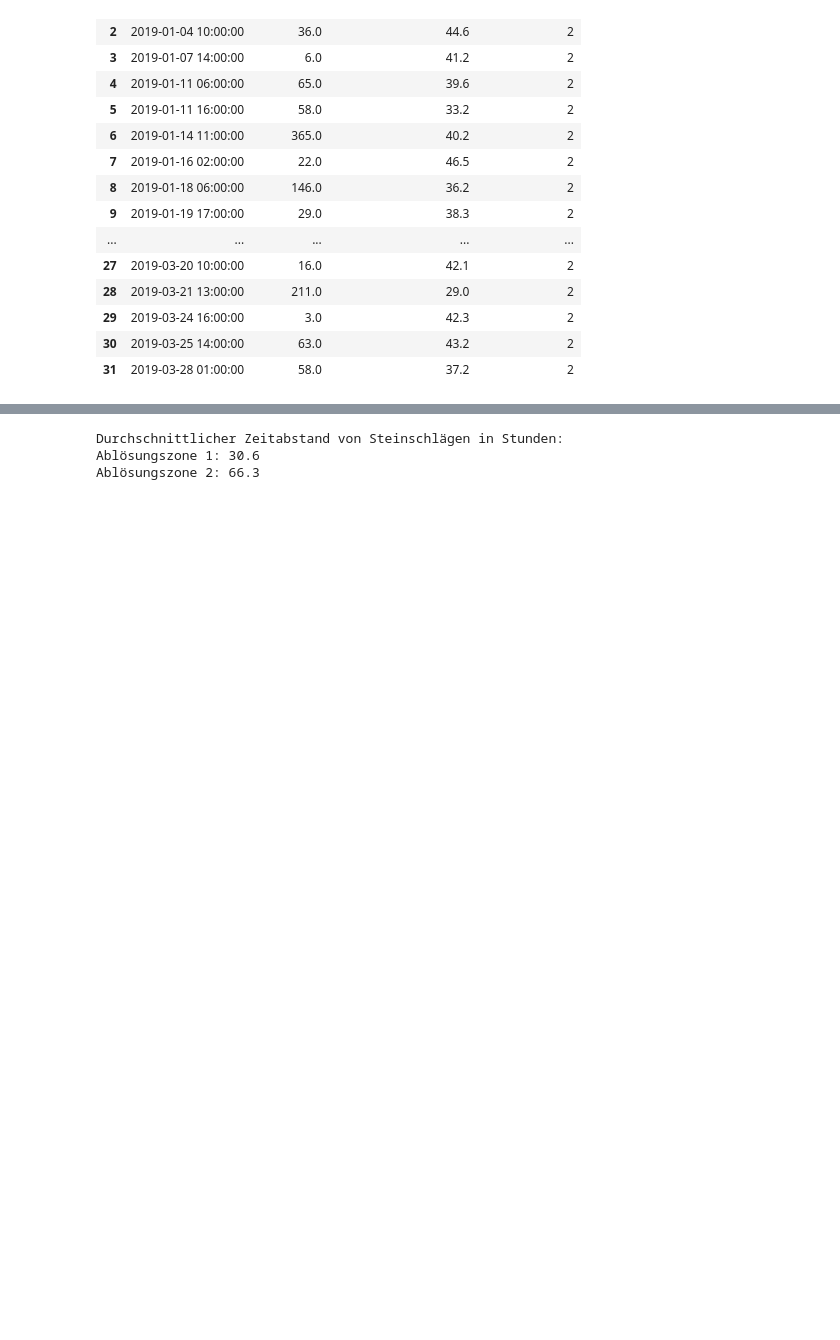
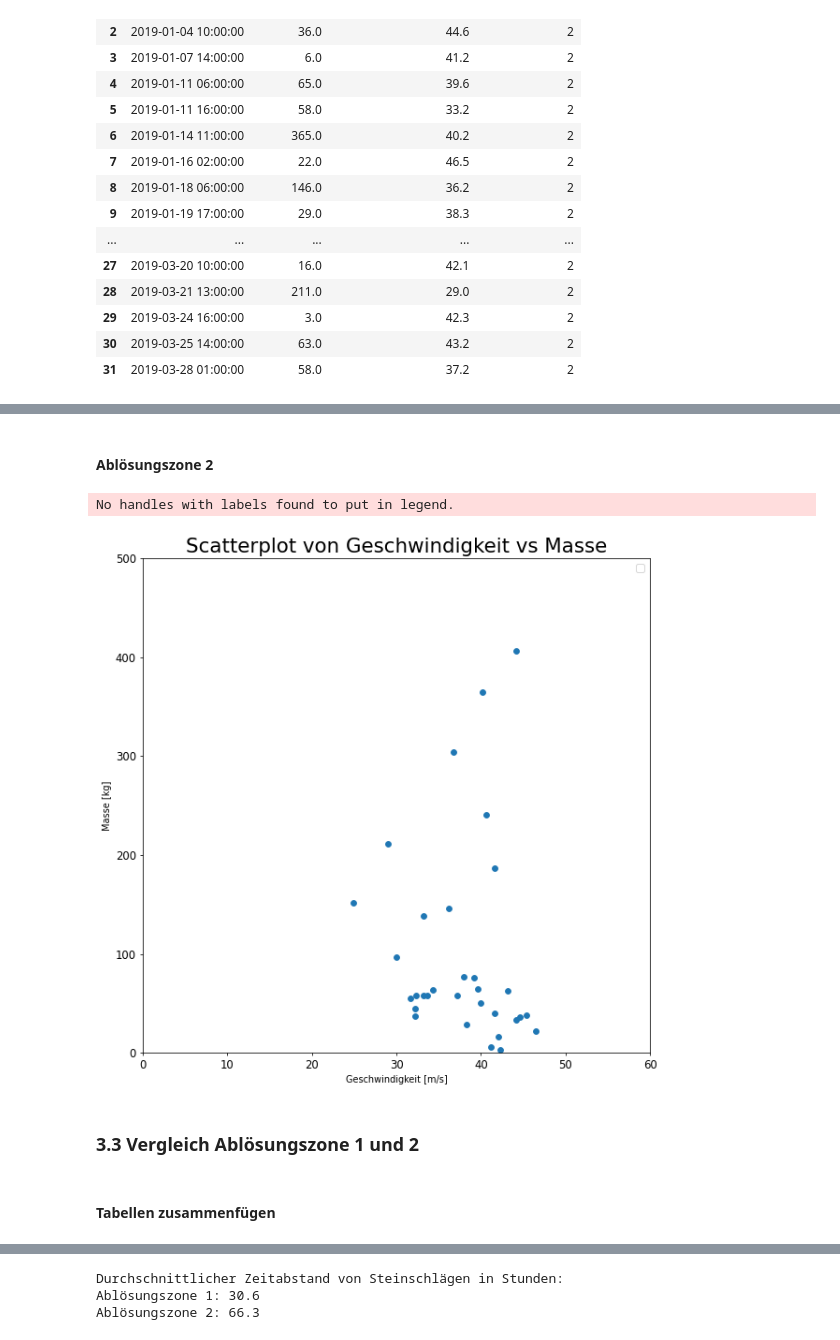
Before and after one commit to 7ben18/FHNW_Steinschlagrisiko, a Jupyter notebook: FHNW_Steinschlagrisiko.ipynb, the cells around one changed output, grey strips where cells are left out. Saved outputs shown, nothing was run; the diff lists cells and outputs as text; code cells hidden in the pictures; blank space fills up the shorter version.

```diff
--- a/FHNW_Steinschlagrisiko.ipynb
+++ b/FHNW_Steinschlagrisiko.ipynb
@@ -178,0 +160,21 @@ Wir berechnen jetzt die Zeitabstände in Stunden von den Steinschlägen damit wi
+# %% [markdown]
+#### Ablösungszone 2
+# %%
+# Draw Plot for Each Category
+plt.figure(figsize=(10, 10), dpi= 70, facecolor='w', edgecolor='k')
+
+plt.scatter(df2['Geschwindigkeit [m/s]'], df2['Masse [kg]'])
+
+plt.gca().set(xlim=(0.0, 60), ylim=(0, 500), xlabel='Geschwindigkeit [m/s]', ylabel='Masse [kg]')
+
+plt.xticks(fontsize=12); plt.yticks(fontsize=12)
+plt.title("Scatterplot von Geschwindigkeit vs Masse", fontsize=22)
+plt.legend(fontsize=12)
+plt.show()
+# %% [output]
+No handles with labels found to put in legend.
+[figure, added]
+# %% [markdown]
+### 3.3 Vergleich Ablösungszone 1 und 2
+# %% [markdown]
+#### Tabellen zusammenfügen
```
Also changed, not shown: parts of 90 cells of this notebook.
